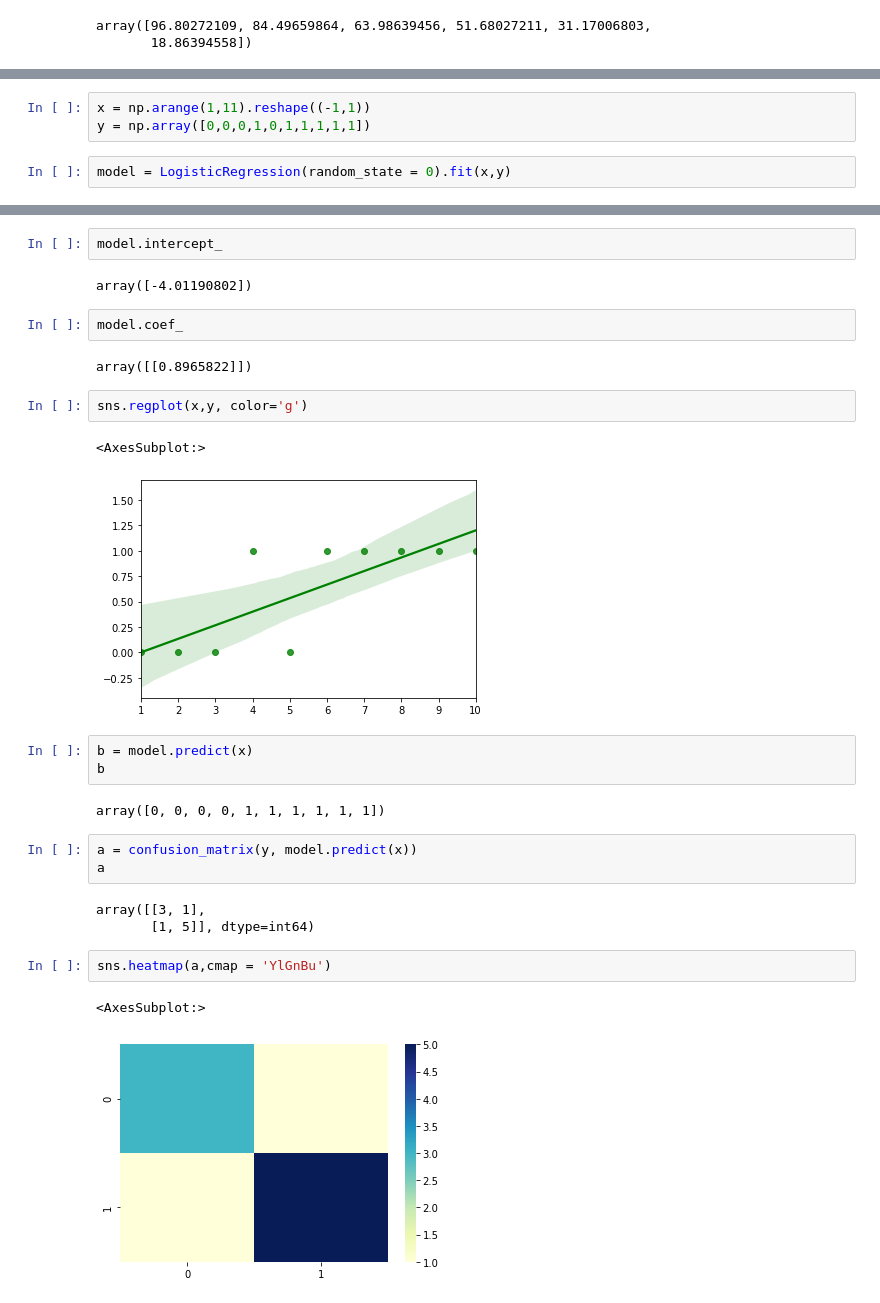
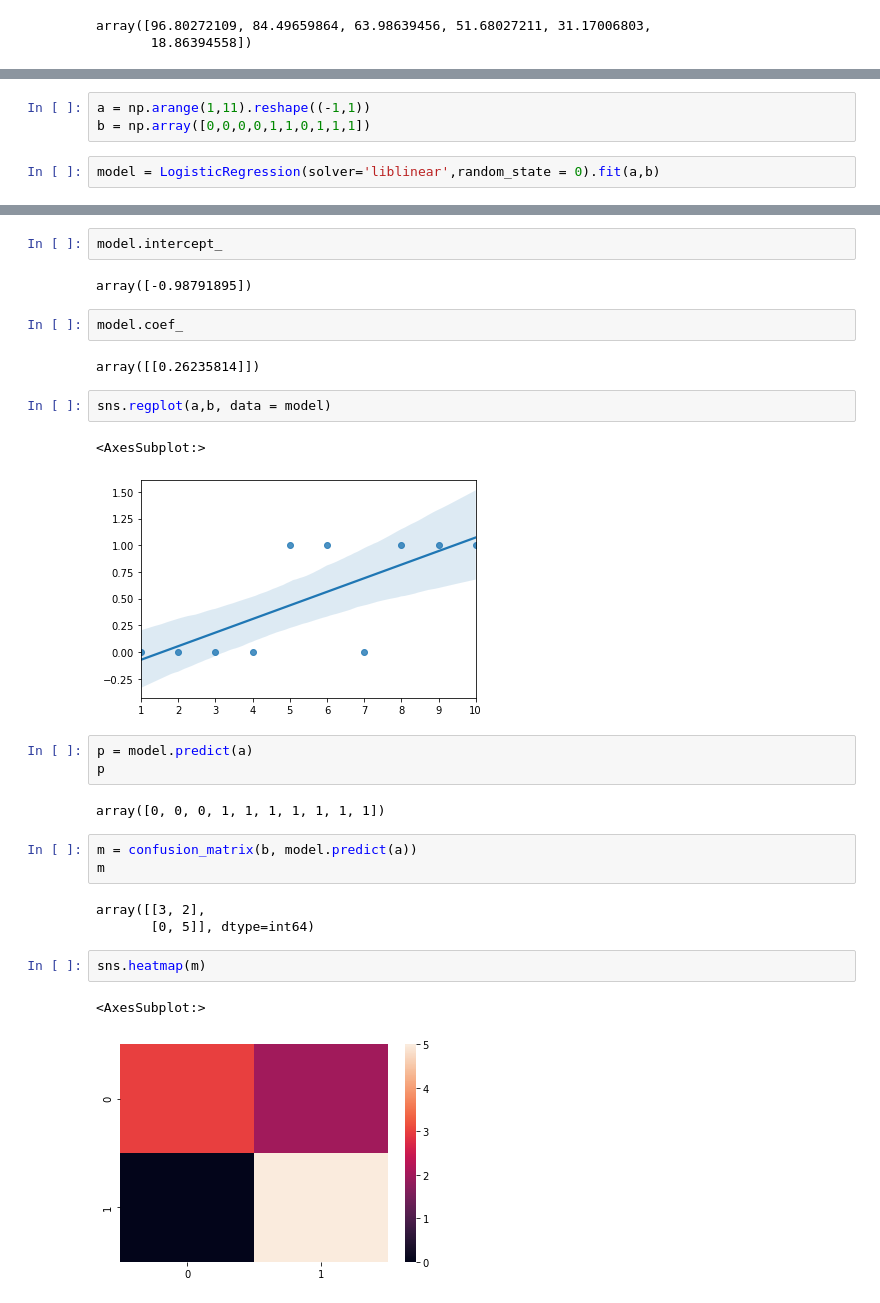
Before and after one commit to Ankit-Sidana/Jupyter_Notebook, a Jupyter notebook: Task_2.ipynb, the cells around one changed output, grey strips where cells are left out. Drawn from its saved outputs; the diff is of its cells as text.

```diff
--- a/Task_2.ipynb
+++ b/Task_2.ipynb
@@ -38,6 +85,6 @@ Logistic Regression
 # %%
-x = np.arange(1,11).reshape((-1,1))
-y = np.array([0,0,0,1,0,1,1,1,1,1])
+a = np.arange(1,11).reshape((-1,1))
+b = np.array([0,0,0,0,1,1,0,1,1,1])
 # %%
-model = LogisticRegression(random_state = 0).fit(x,y)
+model = LogisticRegression(solver='liblinear',random_state = 0).fit(a,b)
 # %%
@@ -47,29 +94,29 @@ model.score(x,y)
 # %%
 model.intercept_
 # %% [output]
-array([-4.01190802])
+array([-0.98791895])
 # %%
 model.coef_
 # %% [output]
-array([[0.8965822]])
+array([[0.26235814]])
 # %%
-sns.regplot(x,y, color='g')
+sns.regplot(a,b, data = model)
 # %% [output]
 <AxesSubplot:>
-[figure, old version]
+[figure, new version]
 # %%
-b = model.predict(x)
-b
+p = model.predict(a)
+p
 # %% [output]
-array([0, 0, 0, 0, 1, 1, 1, 1, 1, 1])
+array([0, 0, 0, 1, 1, 1, 1, 1, 1, 1])
 # %%
-a = confusion_matrix(y, model.predict(x))
-a
+m = confusion_matrix(b, model.predict(a))
+m
 # %% [output]
-array([[3, 1],
-       [1, 5]], dtype=int64)
+array([[3, 2],
+       [0, 5]], dtype=int64)
 # %%
-sns.heatmap(a,cmap = 'YlGnBu')
+sns.heatmap(m)
 # %% [output]
 <AxesSubplot:>
-[figure, old version]
+[figure, new version]
```
Also changed, not shown: parts of 20 cells of this notebook, 1 other file.
